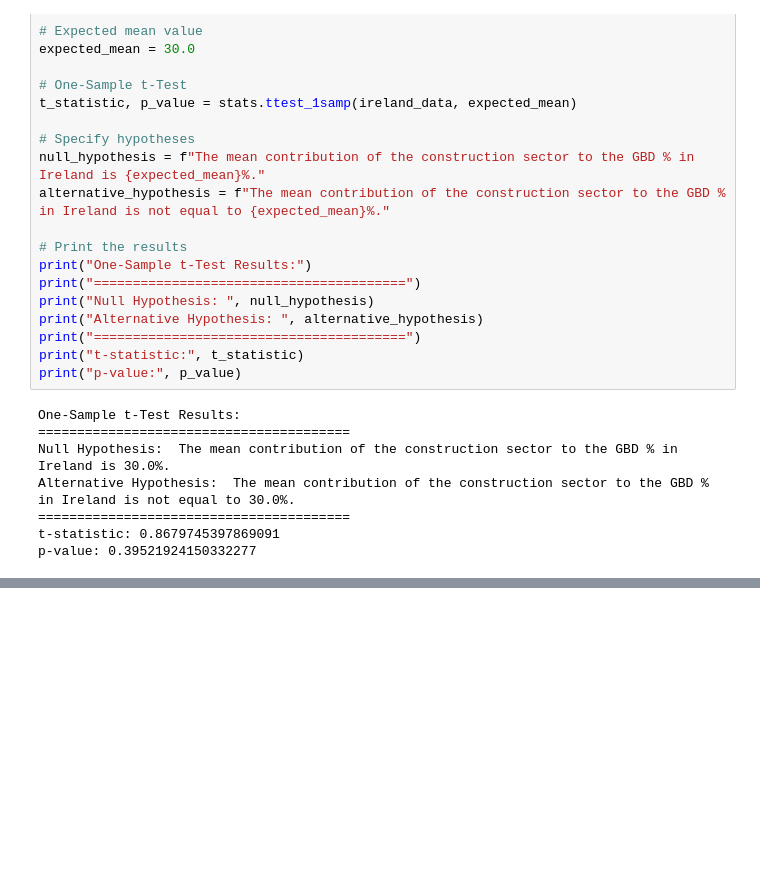
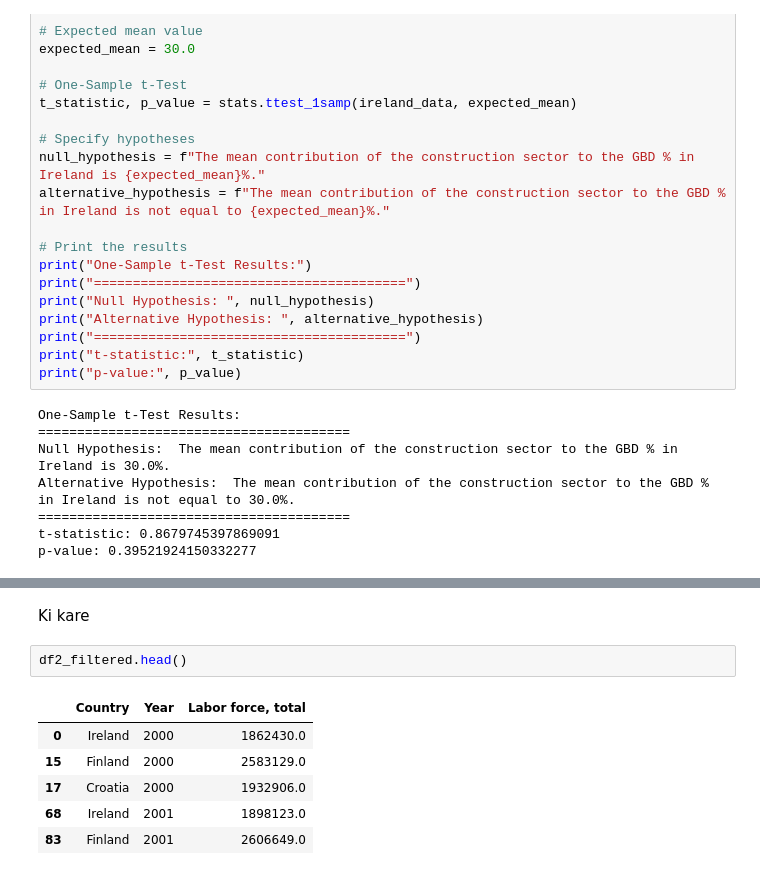
Before and after one commit to burakgulecyuz/assignment, a Jupyter notebook: Untitled.ipynb, the cells around one changed output, grey strips where cells are left out. Cells and saved outputs as stored; diff of their text form; blank space fills up the shorter version.

```diff
--- a/Untitled.ipynb
+++ b/Untitled.ipynb
@@ -404,0 +476,11 @@ p-value: 0.39521924150332277
+# %% [markdown]
+Ki kare
+# %%
+df2_filtered.head()
+# %% [output]
+|  | Country | Year | Labor force, total |
+| 0 | Ireland | 2000 | 1862430.0 |
+| 15 | Finland | 2000 | 2583129.0 |
+| 17 | Croatia | 2000 | 1932906.0 |
+| 68 | Ireland | 2001 | 1898123.0 |
+| 83 | Finland | 2001 | 2606649.0 |
```
Also changed, not shown: parts of 6 cells of this notebook.
